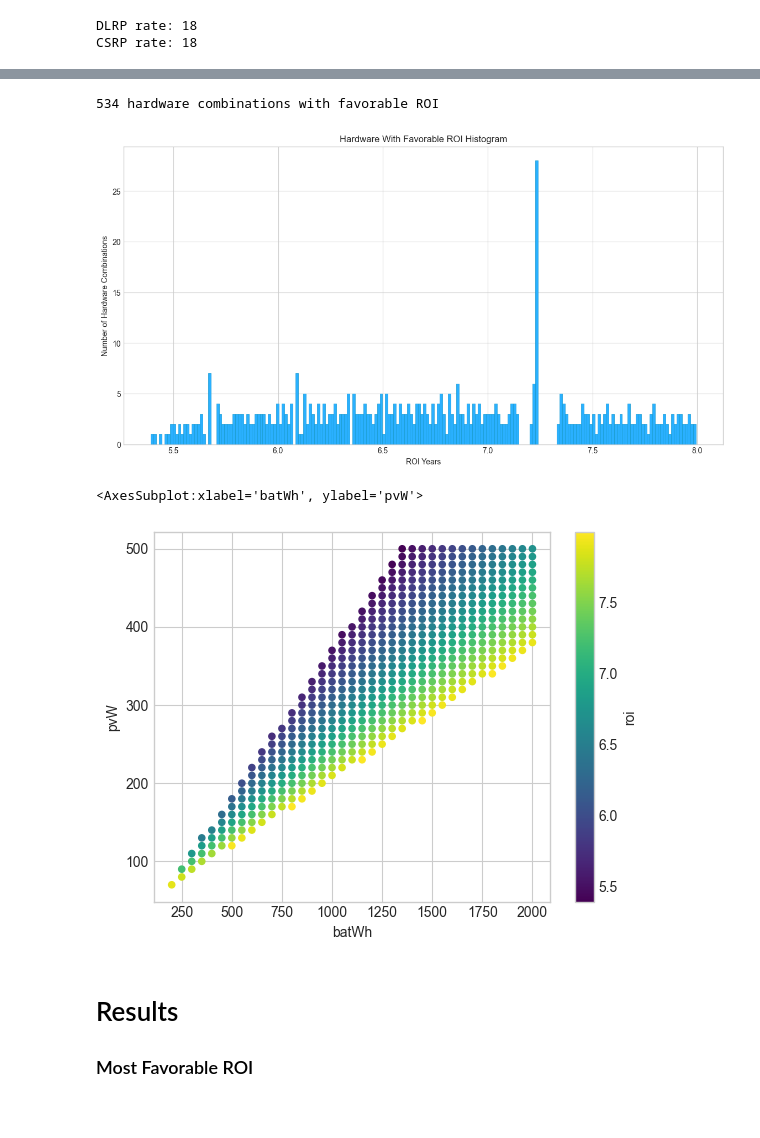
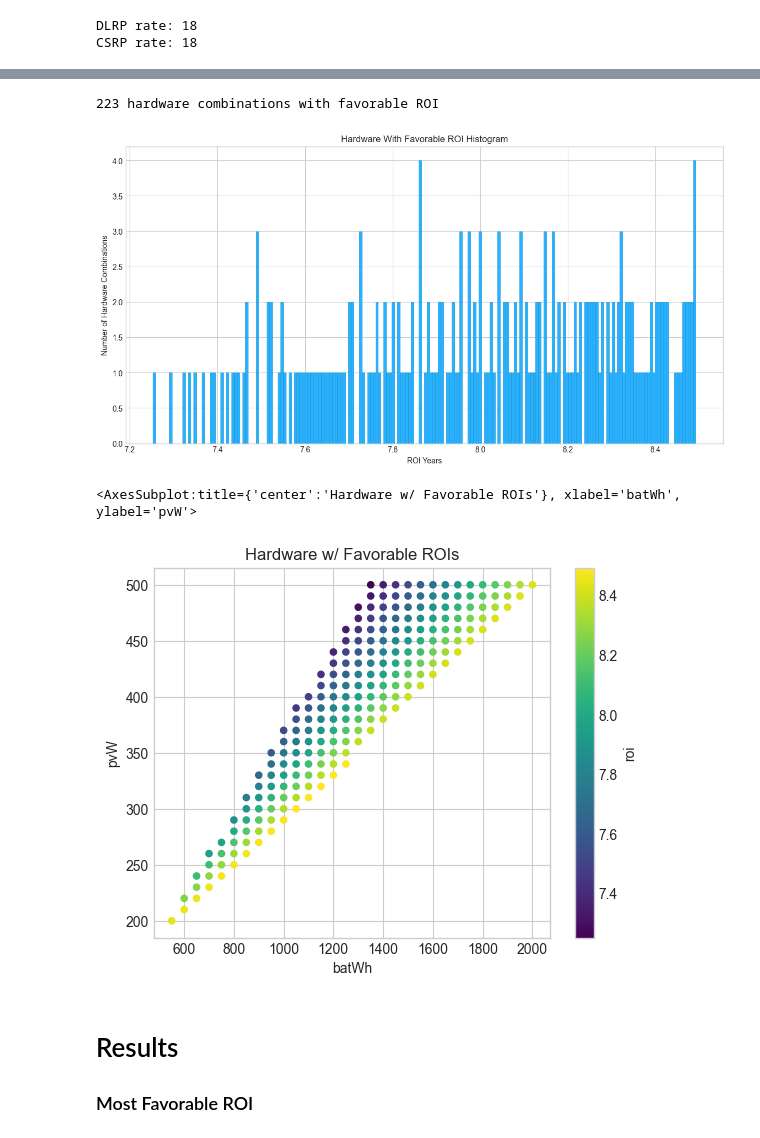
Before and after one commit to alexnathanson/communityDemandResponse-model, a Jupyter notebook: hardware-recommender/hardware-recommender.ipynb, the cells around one changed output, grey strips where cells are left out. Drawn from its saved outputs; the diff is of its cells as text; code cells hidden in the pictures.

```diff
--- a/hardware-recommender/hardware-recommender.ipynb
+++ b/hardware-recommender/hardware-recommender.ipynb
@@ -60,7 +61,7 @@ pvMaxW = 500
 #2kWh is the largest system FDNY allows without additional beurocracy
 batMaxWh = 2000
 
-shading = .9
+shading = .87
 
 #equipment derating -> charge controller efficiency etc
 equipDerating = .99
@@ -74,7 +83,10 @@ hardware_df = pd.read_csv('data/DER-Hardware-November-LiFePo4-batteriespowerstat
 
 #clean data
 hardware_df = hardware_df.drop(columns=['Link','Battery Type','Smart Control','Pass Through Charging',
-                                       'Inverter Efficiency','Inverter Watts','Model'])
+                                       'Inverter Efficiency','Inverter Watts', 'Warranty Years','Lifespan'])
+
+#filter out product lines that duplicate specs
+hardware_productline_df = hardware_df.drop(index=[11,12,13,31,33])
 
 hardware_df.head()
 # %% [output]
@@ -376,15 +480,22 @@ def avoidedUtilityCosts(generatedkWAC):
 '''
 I'm looking levelized cost - see NREL's report
 '''
+#variable costs
+pvDollarPerW = 1.0
+mountDollarPerW = .4
+
+#fixed costs
+bosCost = 10 #bos includes cables, insulation when bringing cables in probably via window
+smartController = 100
+operatingCosts = 0 #DR aggregation operator costs are not considered here.
+fixedHardwareCosts = bosCost + smartController + operatingCosts
 
 def hardwareCosts(pvW, batWh):
     #variable hardware costs
     # average cost of LiFePO4 batteries currently on market
-    bPerWh = batteryDollarPerWh
     # average cost of PV modules per kW
-    pvDollarPerW = 1.0
-    mountDollarPerW = .4
-    variableCosts = pvW * (bPerWh + pvDollarPerW + mountDollarPerW)
+
+    variableCosts = powerStationPrice(batWh) + (pvW * (pvDollarPerW + mountDollarPerW))
 
     #fixed costs
     bosCost = 10 #bos includes cables, insulation when bringing cables in probably via window
@@ -392,5 +503,22 @@ def hardwareCosts(pvW, batWh):
     operatingCosts = 0 #DR aggregation operator costs are not considered here.
     fixedHardwareCosts = bosCost + smartController + operatingCosts
 
-    c = fixedHardwareCosts + (pvW * pvDollarPerW) + (batWh * bPerWh)
+    c = fixedHardwareCosts + variableCosts
     return c
+
+print(hardwareCosts(100, 500))
+
+#this is for testing existing battery systems with this model
+def hardwareCostsFixedBattery(pvW):
+    #variable hardware costs
+    # average cost of LiFePO4 batteries currently on market
+    # average cost of PV modules per kW
+
+    variableCosts = (pvW * (pvDollarPerW + mountDollarPerW))
+
+
+
+    c = fixedHardwareCosts + variableCosts
+    return c
+
+print(hardwareCostsFixedBattery(100))
@@ -554,5 +685,5 @@ plt.show()
 # %%
-favROI_df = df[df['roi'] < 8]
+favROI_df = df[df['roi'] <= eol]
 
 print(str(favROI_df.shape[0])+ ' hardware combinations with favorable ROI')
 
@@ -565,17 +696,17 @@ plt.xlabel('ROI Years')
 plt.ylabel('Number of Hardware Combinations')
 plt.show()
 # %% [output]
-534 hardware combinations with favorable ROI
+223 hardware combinations with favorable ROI
-[figure, old version]
+[figure, new version]
 # %%
-favROI_df.plot(kind = 'scatter', x = 'batWh', y = 'pvW', c='roi',colormap='viridis')
+favROI_df.plot(kind = 'scatter', x = 'batWh', y = 'pvW', c='roi',colormap='viridis', title='Hardware w/ Favorable ROIs')
 
 #df.show()
 
 # df.savefig('foo.png')
 # %% [output]
-<AxesSubplot:xlabel='batWh', ylabel='pvW'>
+<AxesSubplot:title={'center':'Hardware w/ Favorable ROIs'}, xlabel='batWh', ylabel='pvW'>
-[figure, old version]
+[figure, new version]
 # %% [markdown]
 # Results
 
```
Also changed, not shown: parts of 45 cells of this notebook.
